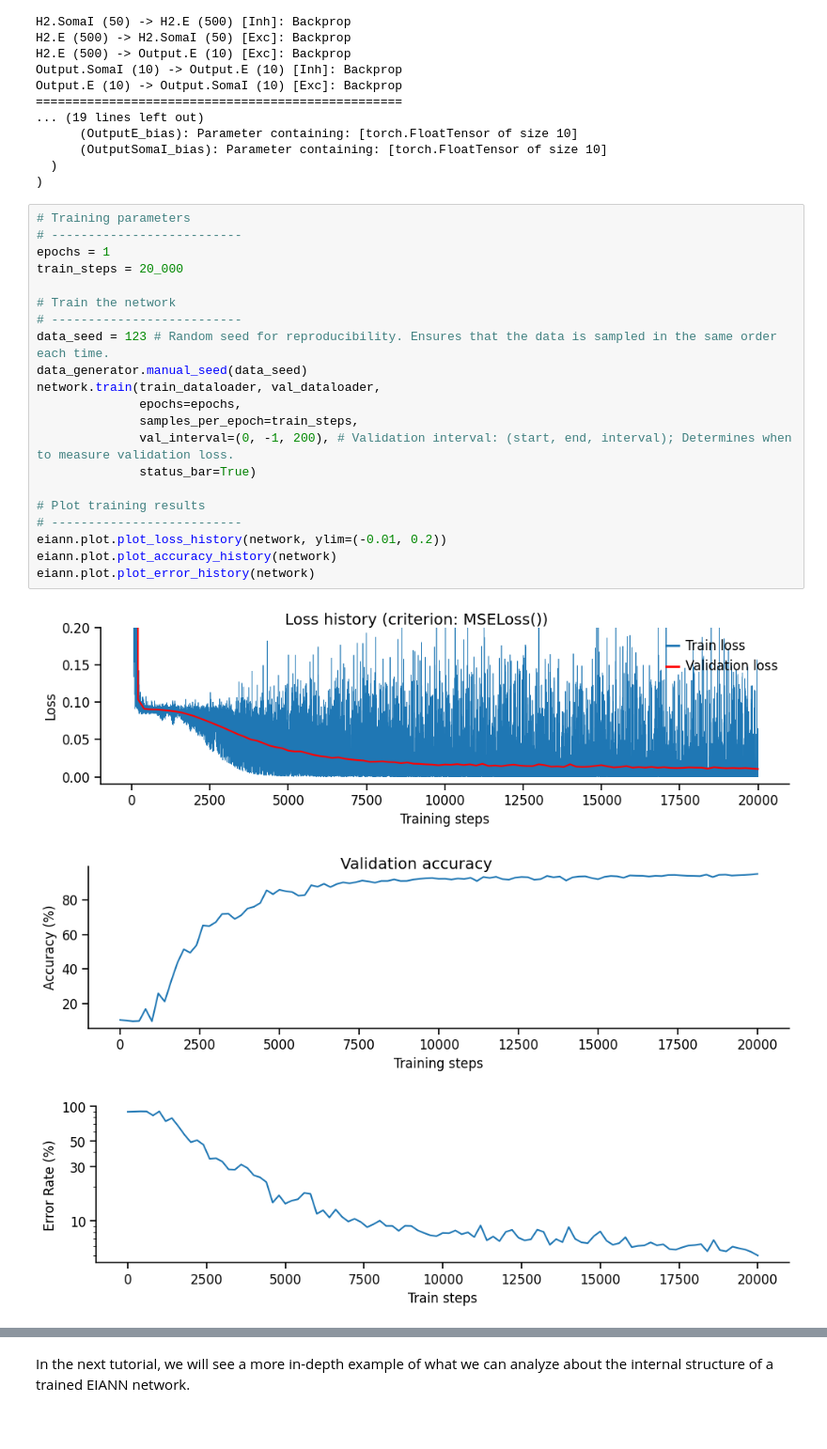
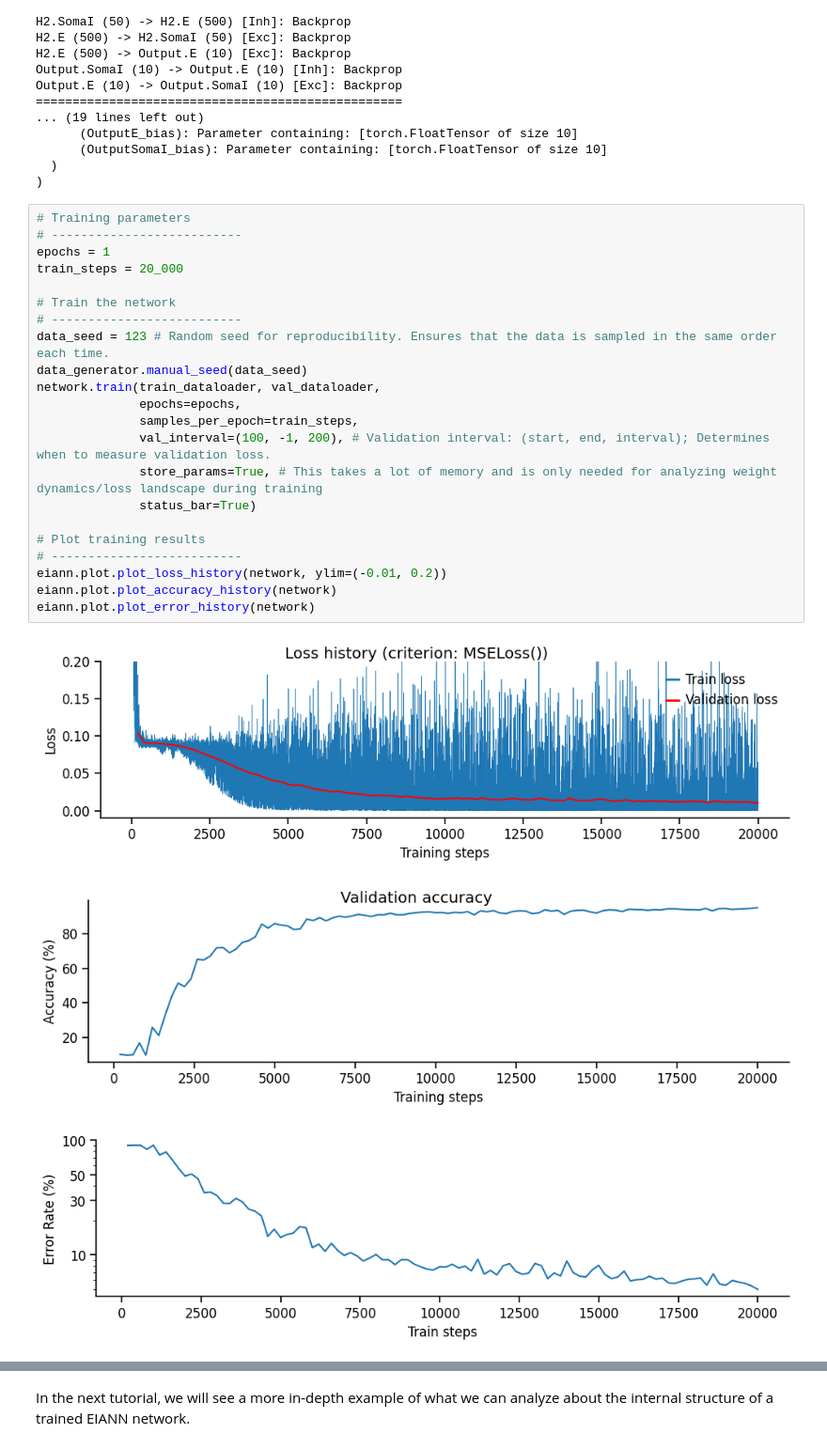
Before and after one commit to Milstein-Lab/EIANN, a Jupyter notebook: docs/Using_EIANN/2_training_feedforward_network.ipynb, the cells around one changed output, grey strips where cells are left out. Shown at 94% size. Saved outputs shown, nothing was run; the diff lists cells and outputs as text.

```diff
--- a/docs/Using_EIANN/2_training_feedforward_network.ipynb
+++ b/docs/Using_EIANN/2_training_feedforward_network.ipynb
@@ -198,28 +198,29 @@ Output.E (10) -> Output.SomaI (10) [Exc]: Backprop
 # %%
 # Training parameters
 # --------------------------
 epochs = 1
 train_steps = 20_000
 
 # Train the network
 # --------------------------
 data_seed = 123 # Random seed for reproducibility. Ensures that the data is sampled in the same order each time.
 data_generator.manual_seed(data_seed)
 network.train(train_dataloader, val_dataloader,
               epochs=epochs,
               samples_per_epoch=train_steps,
-              val_interval=(0, -1, 200), # Validation interval: (start, end, interval); Determines when to measure validation loss.
+              val_interval=(100, -1, 200), # Validation interval: (start, end, interval); Determines when to measure validation loss.
+              store_params=True, # This takes a lot of memory and is only needed for analyzing weight dynamics/loss landscape during training
               status_bar=True)
 
 # Plot training results
 # --------------------------
 eiann.plot.plot_loss_history(network, ylim=(-0.01, 0.2))
 eiann.plot.plot_accuracy_history(network)
 eiann.plot.plot_error_history(network)
 # %% [output]
-[figure, old version]
+[figure, new version]
-[figure, old version]
+[figure, new version]
-[figure, old version]
+[figure, new version]
 # %%
 network_name = "example_EI_network"
 ut.save_network(network, path= f"{root_dir}/EIANN/saved_networks/mnist/{network_name}.pkl", overwrite=True)
```
Also changed, not shown: parts of 1 cell of this notebook, 6 other files.
